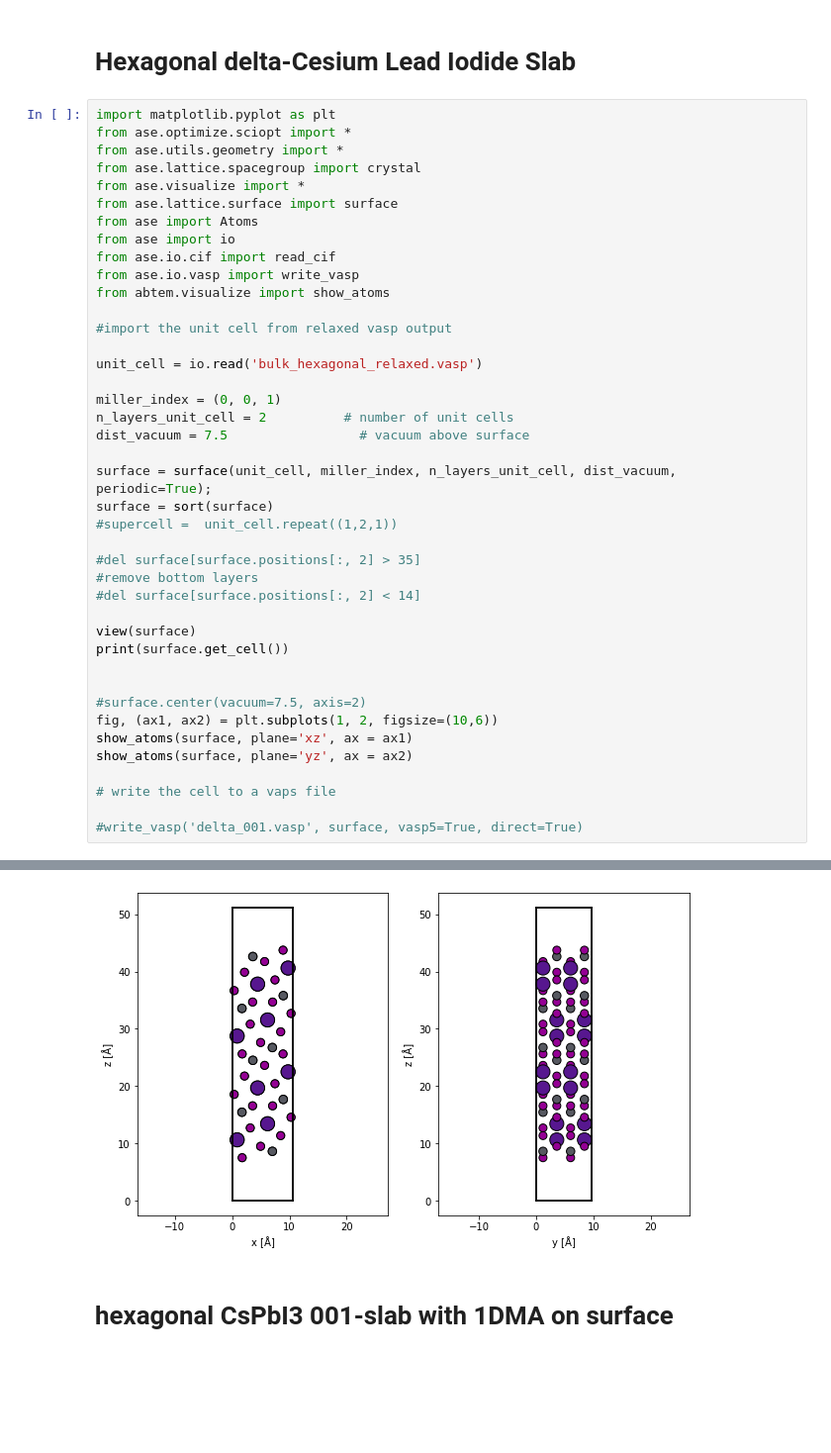
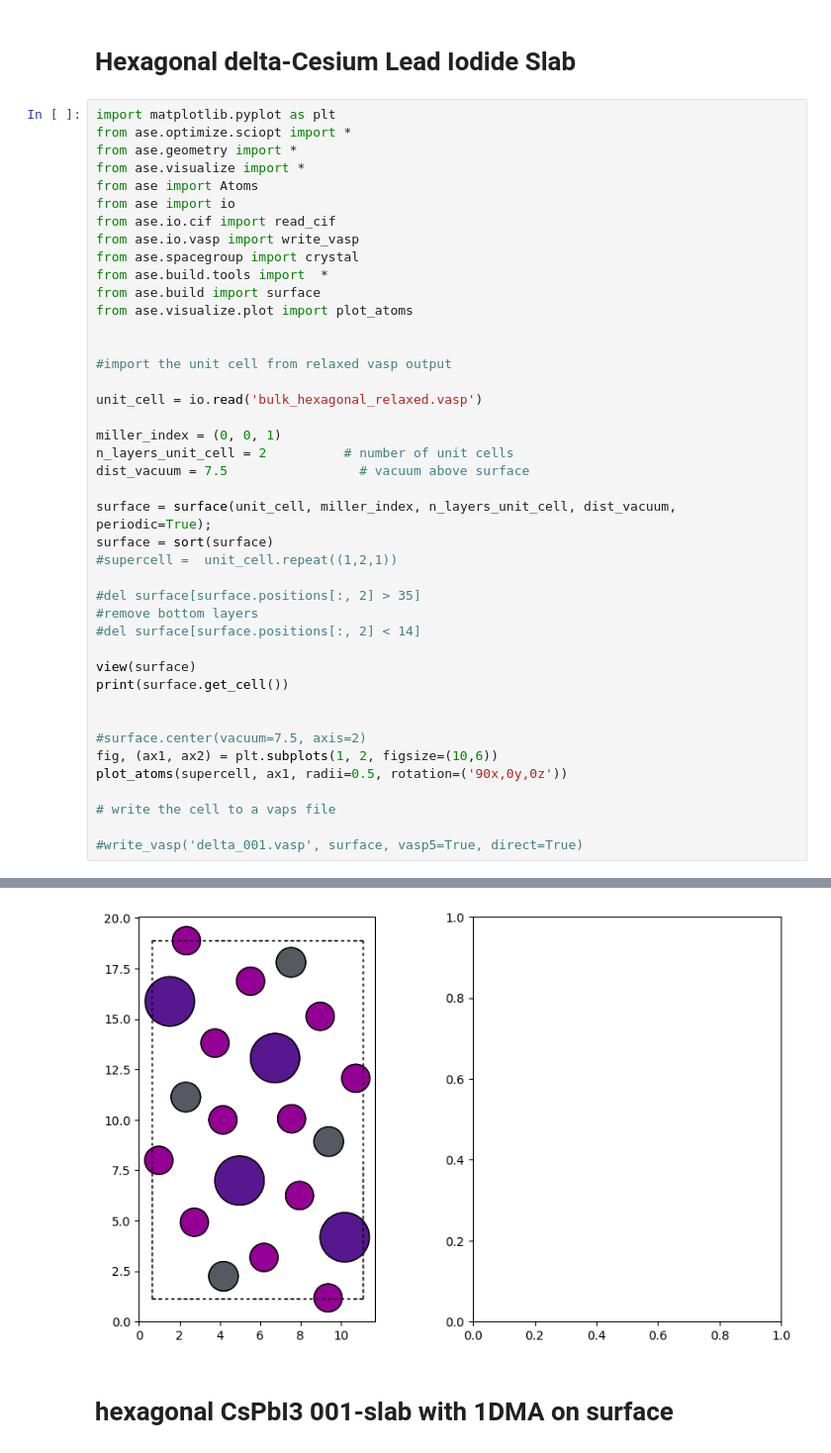
Before and after one commit to ahlawat-paramvir/Passivation-Halide-Perovskites, a Jupyter notebook: making_slabs.ipynb, the cells around one changed output, grey strips where cells are left out. Shown at 99% size. Cells and saved outputs as stored; diff of their text form; blank space fills up the shorter version.

```diff
--- a/making_slabs.ipynb
+++ b/making_slabs.ipynb
@@ -117,15 +117,17 @@ Cell([[12.603239558781166, 0.0, 0.0], [-2.5706572064989603e-07, 12.6032395442786
 # %%
 import matplotlib.pyplot as plt
 from ase.optimize.sciopt import *
-from ase.utils.geometry import *
-from ase.lattice.spacegroup import crystal
+from ase.geometry import *
 from ase.visualize import *
-from ase.lattice.surface import surface
 from ase import Atoms
 from ase import io
 from ase.io.cif import read_cif
 from ase.io.vasp import write_vasp
-from abtem.visualize import show_atoms
+from ase.spacegroup import crystal
+from ase.build.tools import  *
+from ase.build import surface
+from ase.visualize.plot import plot_atoms
+
 
 #import the unit cell from relaxed vasp output
 
@@ -149,8 +151,7 @@ print(surface.get_cell())
 
 #surface.center(vacuum=7.5, axis=2)
 fig, (ax1, ax2) = plt.subplots(1, 2, figsize=(10,6))
-show_atoms(surface, plane='xz', ax = ax1)
-show_atoms(surface, plane='yz', ax = ax2)
+plot_atoms(supercell, ax1, radii=0.5, rotation=('90x,0y,0z'))
 
 # write the cell to a vaps file
 
@@ -161,4 +162,4 @@ Cell([[10.635102864851367, 0.0, 0.0], [1.2965121504590845e-06, 9.64642391383797,
-[figure, old version]
+[figure, new version]
 # %% [markdown]
 # hexagonal CsPbI3 001-slab with 1DMA on surface
 # %%
```
Also changed, not shown: parts of 9 cells of this notebook, 2 other files.
